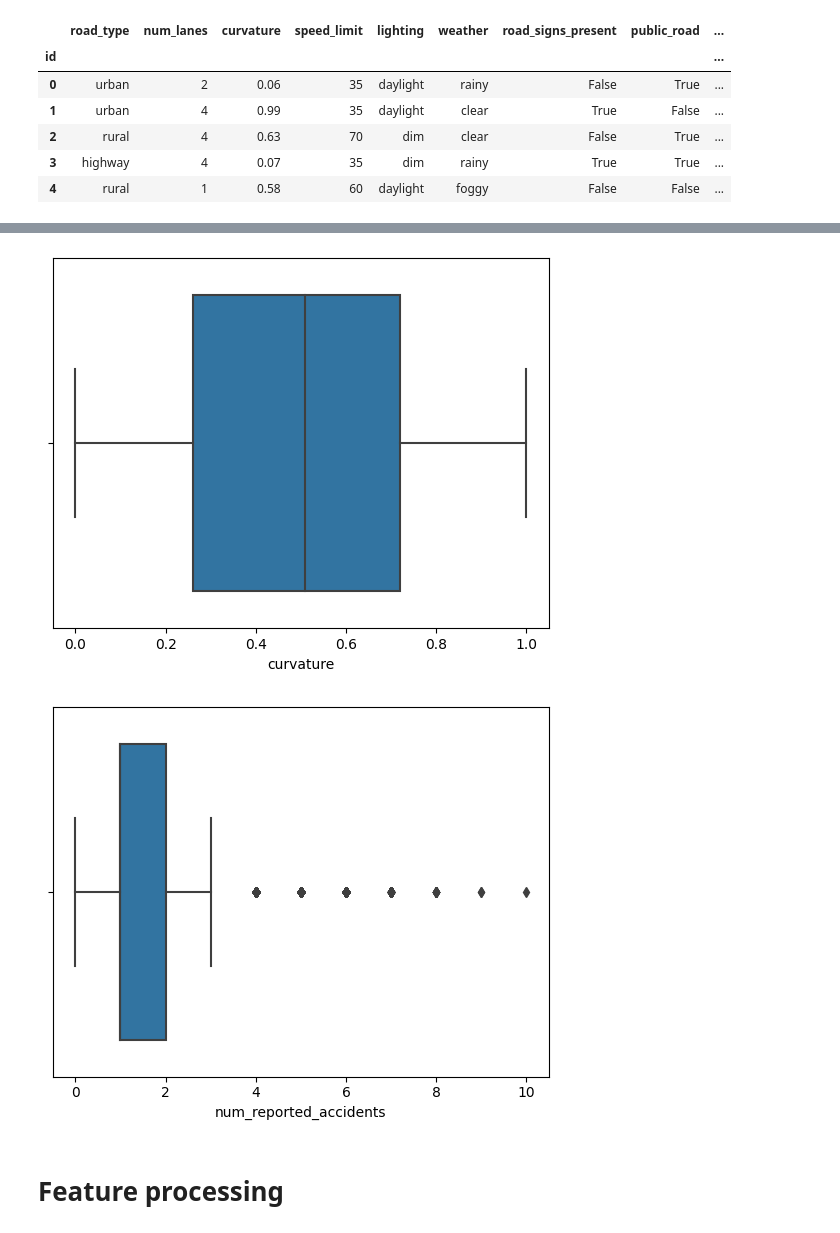
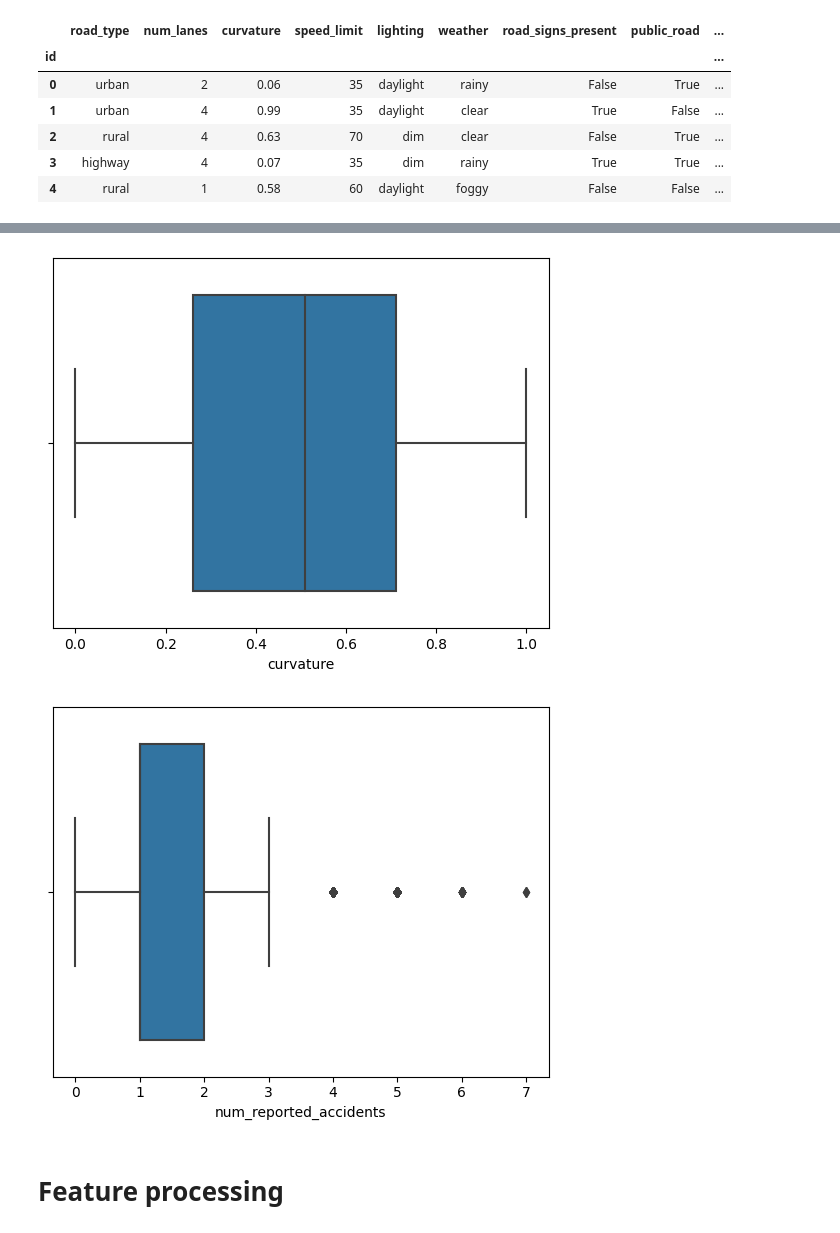
Before and after one commit to StutiSharma22/Kaggle-projects, a Jupyter notebook: predicting-road-accident-risk.ipynb, the cells around one changed output, grey strips where cells are left out. Cells and saved outputs as stored; diff of their text form; code cells hidden in the pictures.

```diff
--- a/predicting-road-accident-risk.ipynb
+++ b/predicting-road-accident-risk.ipynb
@@ -164,12 +137,12 @@ plt.show()
 # %%
-sns.boxplot(data= combined_df,x='curvature' )
+sns.boxplot(data= df_train,x='curvature' )
 plt.show()
 # %% [output]
-[figure, old version]
+[figure, new version]
 # %%
-sns.boxplot(data= combined_df,x='num_reported_accidents' )
+sns.boxplot(data= df_train,x='num_reported_accidents' )
 plt.show()
 # %% [output]
-[figure, old version]
+[figure, new version]
 # %% [markdown]
 # **Feature processing**
```
Also changed, not shown: parts of 27 cells of this notebook.
